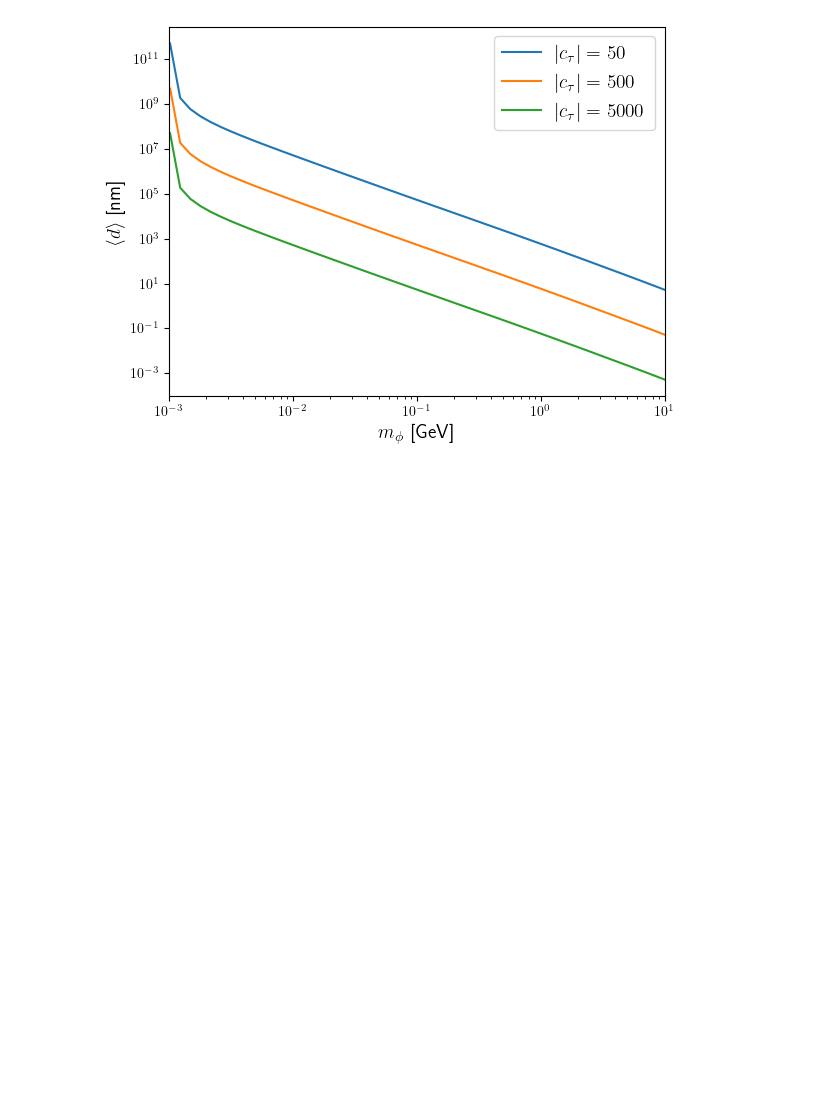
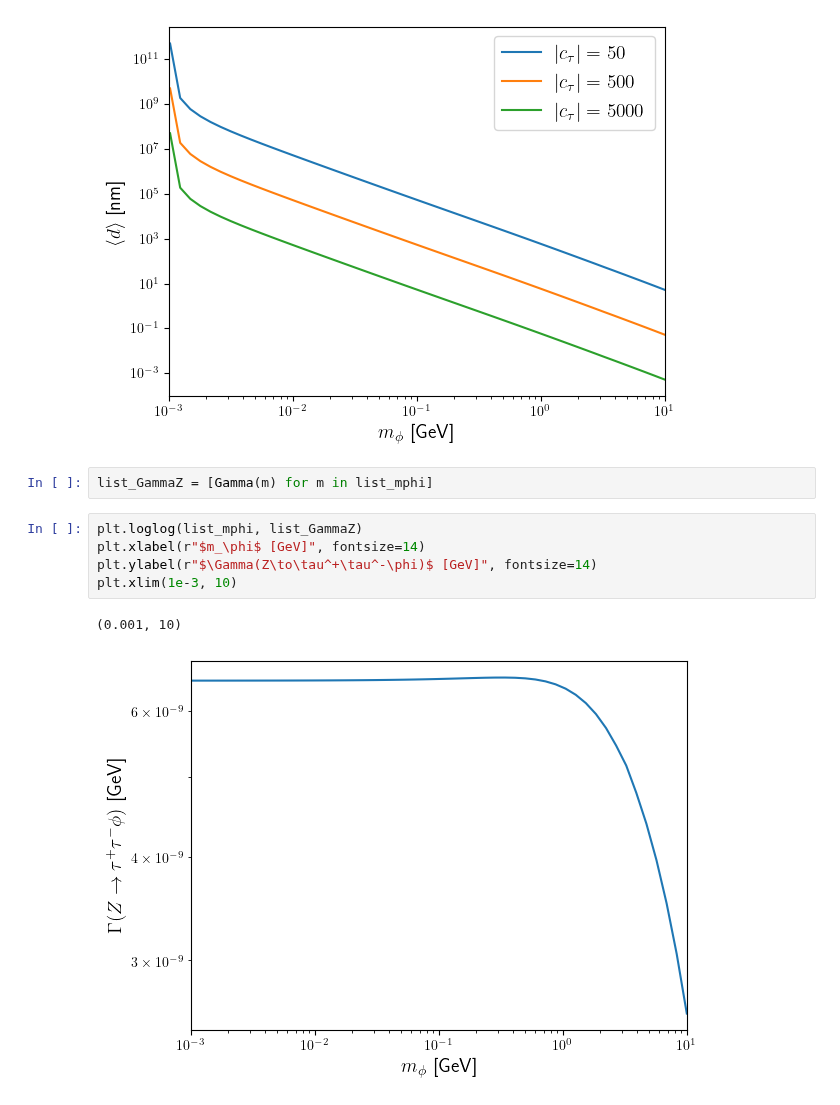
Before and after one commit to Jorge-Alda/tauALPs, a Jupyter notebook: Scalar/decaylength.ipynb, the cells around one changed output. Saved outputs shown, nothing was run; the diff lists cells and outputs as text; blank space fills up the shorter version.

```diff
--- a/Scalar/decaylength.ipynb
+++ b/Scalar/decaylength.ipynb
@@ -135,3 +135,13 @@ plt.legend(fontsize=14)
 plt.savefig("decaylength.png")
 # %% [output]
 [figure]
+# %%
+list_GammaZ = [Gamma(m) for m in list_mphi]
+# %%
+plt.loglog(list_mphi, list_GammaZ)
+plt.xlabel(r"$m_\phi$ [GeV]", fontsize=14)
+plt.ylabel(r"$\Gamma(Z\to\tau^+\tau^-\phi)$ [GeV]", fontsize=14)
+plt.xlim(1e-3, 10)
+# %% [output]
+(0.001, 10)
+[figure, added]
```
Also changed, not shown: 3 other files.
